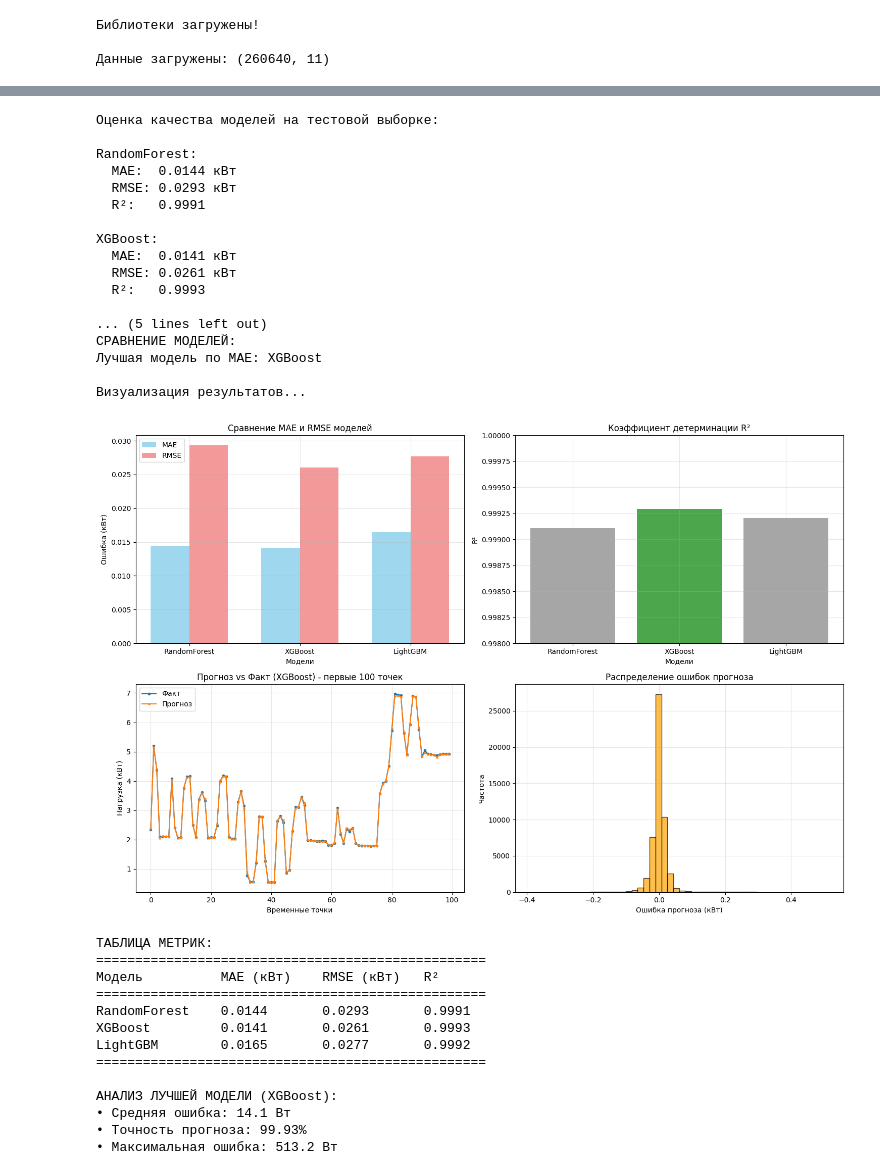
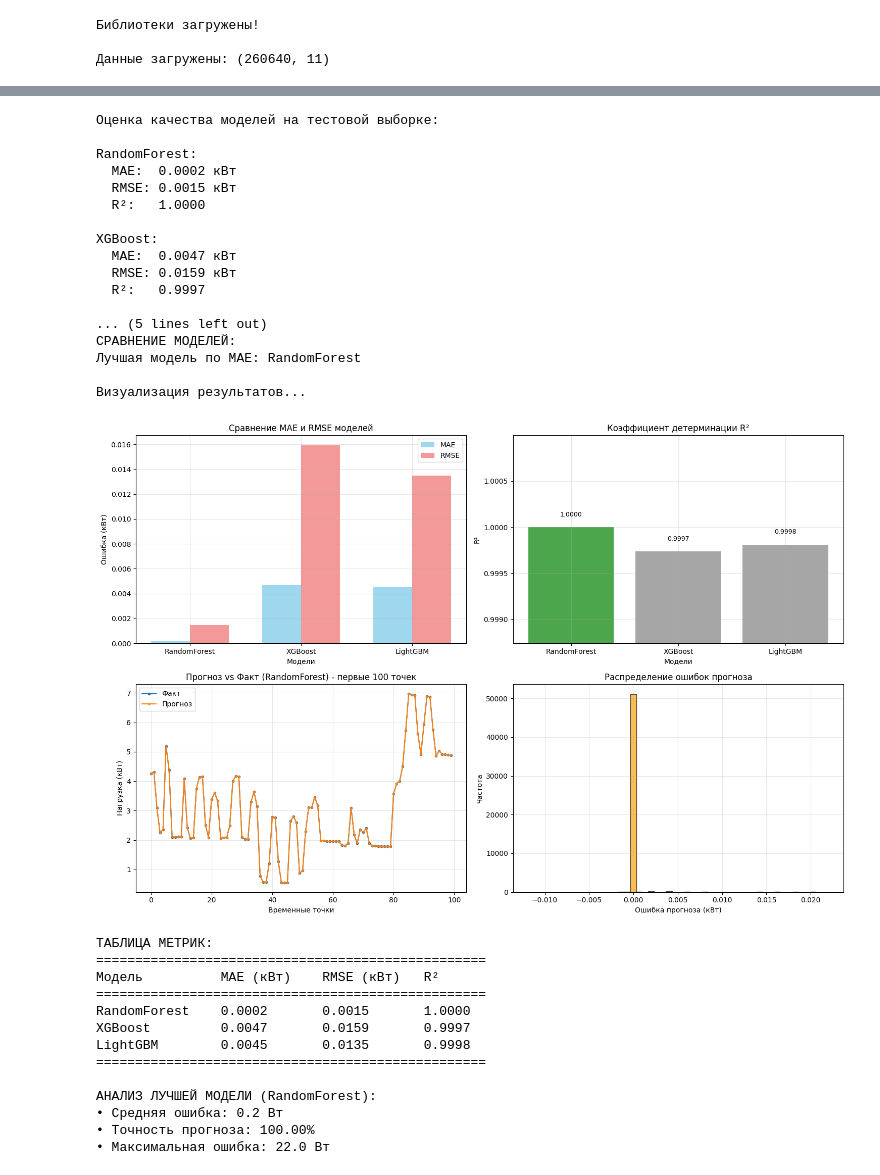
Before and after one commit to pogodaa/ML_cursovaya, a Jupyter notebook: model.ipynb, the cells around one changed output, grey strips where cells are left out. Saved outputs shown, nothing was run; the diff lists cells and outputs as text; code cells hidden in the pictures.

```diff
--- a/model.ipynb
+++ b/model.ipynb
@@ -72,12 +138,25 @@ print("Подготовка данных...")
 # Целевая переменная
 y = df['Global_active_power']
 
-# Признаки (исключаем целевую и временную метку)
-feature_columns = [col for col in df.columns if col not in ['Global_active_power', 'datetime']]
+# Признаки (исключаем целевую, временную метку, утекающие параметры и СТРОКОВЫЕ признаки)
+feature_columns = [col for col in df.columns if col not in [
+    'Global_active_power',  # целевая переменная
+    'Global_intensity',     # УТЕЧКА
+    'Global_reactive_power', # УТЕЧКА
+    'Voltage',              # УТЕЧКА
+    'datetime',             # временная метка
+    'hour_type'             # СТРОКОВЫЙ ПРИЗНАК - удаляем!
+] and df[col].dtype != 'object']  # ← ВАЖНО: исключаем ВСЕ строковые признаки
+
+print(f"Используем {len(feature_columns)} признаков (без утекающих):")
+print(feature_columns)
+
 X = df[feature_columns]
 
 print(f"Признаки: {len(feature_columns)}")
 print(f"Целевая переменная: {y.name}")
+print(f"Типы признаков:")
+print(X.dtypes.value_counts())
 
 # Разделение на train/test с учетом времени (ВАЖНО для временных рядов!)
 # Берем первые 80% для обучения, последние 20% для тестирования
@@ -143,6 +228,7 @@ lgb_model = LGBMRegressor(
     learning_rate=0.1,
     random_state=42,
     n_jobs=-1,
+    verbose=-1
 )
 lgb_model.fit(X_train, y_train)
 models['LightGBM'] = lgb_model
@@ -218,17 +298,24 @@ plt.xticks(x, models_names)
 plt.legend()
 plt.grid(True, alpha=0.3)
 
-# График 2: R² сравнение
+# График 2: R² сравнение (ИСПРАВЛЕННЫЙ)
 plt.subplot(2, 2, 2)
 r2_values = [results[model]['R2'] for model in models_names]
 colors = ['green' if model == best_model else 'gray' for model in models_names]
+
+# Автоматически подбираем масштаб
+r2_min, r2_max = min(r2_values), max(r2_values)
+plt.ylim(r2_min - 0.001, r2_max + 0.001)  # Динамический масштаб
 
 plt.bar(models_names, r2_values, color=colors, alpha=0.7)
 plt.xlabel('Модели')
 plt.ylabel('R²')
 plt.title('Коэффициент детерминации R²')
-plt.ylim(0.998, 1.0)  # Увеличим масштаб для лучшей видимости
 plt.grid(True, alpha=0.3)
+
+# Добавляем значения на столбцы
+for i, v in enumerate(r2_values):
+    plt.text(i, v + 0.0001, f'{v:.4f}', ha='center', va='bottom', fontsize=9)
 
 # График 3: Прогнозы vs Факт (для лучшей модели)
 plt.subplot(2, 2, 3)
@@ -262,54 +349,54 @@ print("="*50)
 print(f"{'Модель':<15} {'MAE (кВт)':<12} {'RMSE (кВт)':<12} {'R²':<10}")
 print("="*50)
 for model in models_names:
     mae = results[model]['MAE']
     rmse = results[model]['RMSE']
     r2 = results[model]['R2']
     marker = " " if model == best_model else ""
     print(f"{model:<15} {mae:<12.4f} {rmse:<12.4f} {r2:<10.4f}{marker}")
 print("="*50)
 
 # АНАЛИЗ ЛУЧШЕЙ МОДЕЛИ
 print(f"\nАНАЛИЗ ЛУЧШЕЙ МОДЕЛИ ({best_model}):")
 best_mae = results[best_model]['MAE']
 best_rmse = results[best_model]['RMSE']
 best_r2 = results[best_model]['R2']
 
 print(f"• Средняя ошибка: {best_mae*1000:.1f} Вт")
 print(f"• Точность прогноза: {best_r2*100:.2f}%")
 print(f"• Максимальная ошибка: {np.max(np.abs(best_predictions - y_test.values))*1000:.1f} Вт")
 # %% [output]
 Оценка качества моделей на тестовой выборке:
 
 RandomForest:
-  MAE:  0.0144 кВт
-  RMSE: 0.0293 кВт
-  R²:   0.9991
+  MAE:  0.0002 кВт
+  RMSE: 0.0015 кВт
+  R²:   1.0000
 
 XGBoost:
-  MAE:  0.0141 кВт
-  RMSE: 0.0261 кВт
-  R²:   0.9993
+  MAE:  0.0047 кВт
+  RMSE: 0.0159 кВт
+  R²:   0.9997
 
 ... (5 lines left out)
 СРАВНЕНИЕ МОДЕЛЕЙ:
-Лучшая модель по MAE: XGBoost
+Лучшая модель по MAE: RandomForest
 
 Визуализация результатов...
-[figure, old version]
+[figure, new version]
 ТАБЛИЦА МЕТРИК:
 ==================================================
 Модель          MAE (кВт)    RMSE (кВт)   R²
 ==================================================
-RandomForest    0.0144       0.0293       0.9991
-XGBoost         0.0141       0.0261       0.9993
-LightGBM        0.0165       0.0277       0.9992
+RandomForest    0.0002       0.0015       1.0000
+XGBoost         0.0047       0.0159       0.9997
+LightGBM        0.0045       0.0135       0.9998
 ==================================================
 
-АНАЛИЗ ЛУЧШЕЙ МОДЕЛИ (XGBoost):
-• Средняя ошибка: 14.1 Вт
-• Точность прогноза: 99.93%
-• Максимальная ошибка: 513.2 Вт
+АНАЛИЗ ЛУЧШЕЙ МОДЕЛИ (RandomForest):
+• Средняя ошибка: 0.2 Вт
+• Точность прогноза: 100.00%
+• Максимальная ошибка: 22.0 Вт
 # %%
 # СОХРАНЕНИЕ МОДЕЛЕЙ И РЕЗУЛЬТАТОВ
 print("Сохранение результатов...")
```
Also changed, not shown: parts of 9 cells of this notebook, 1 other file.
